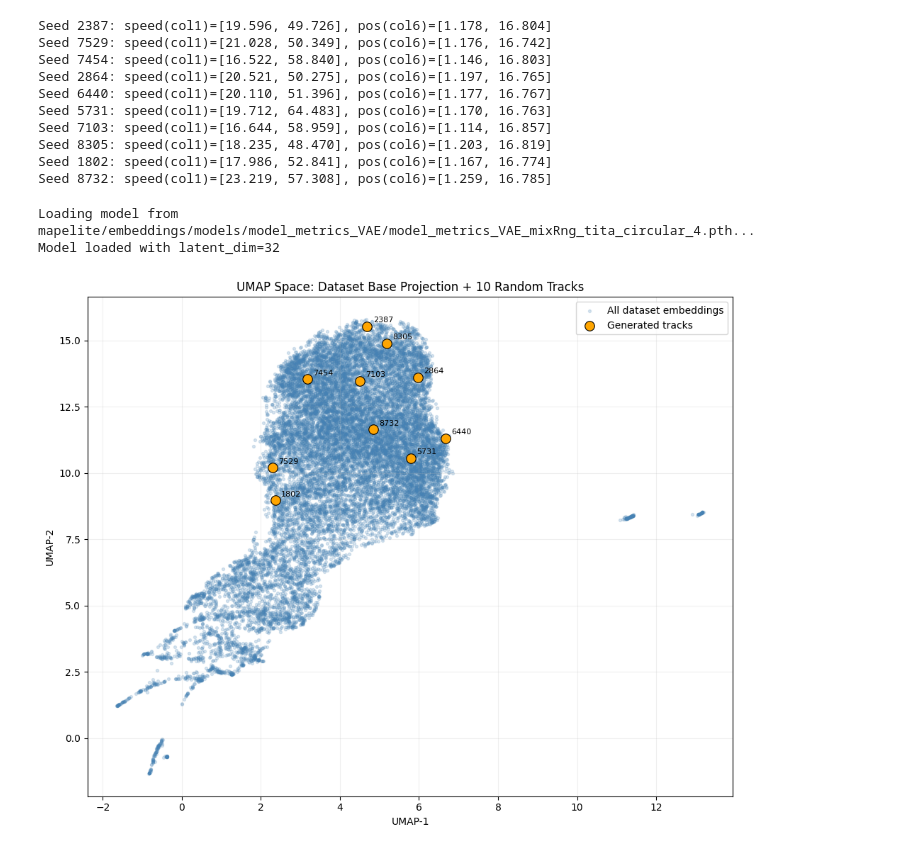
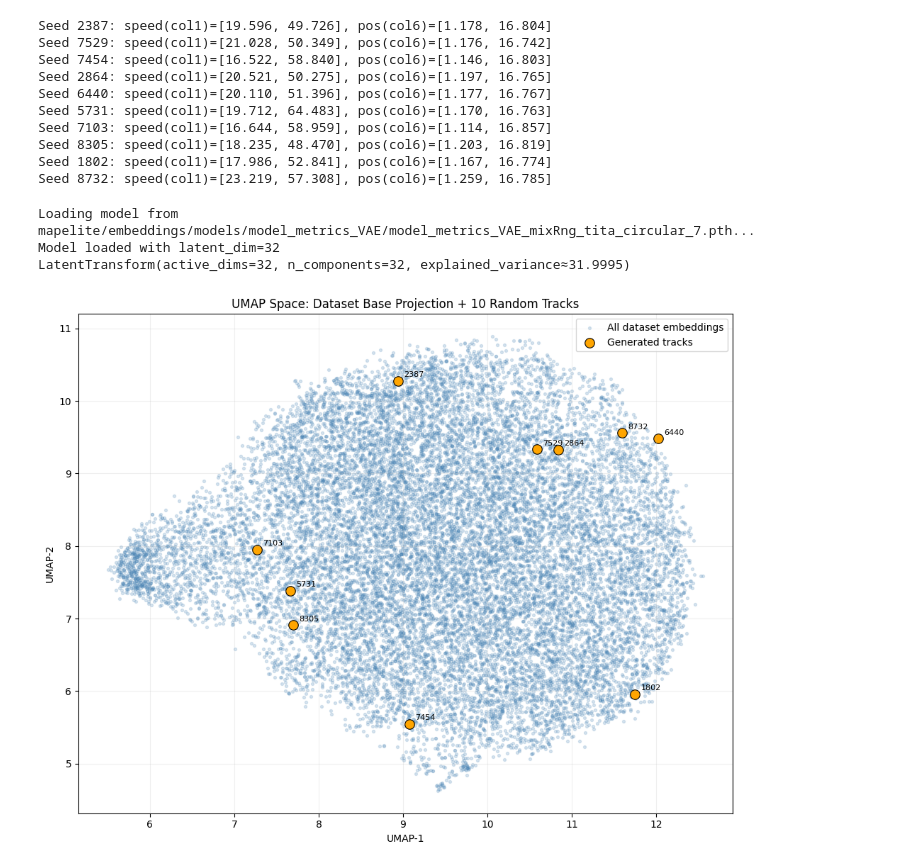
Before and after one commit to zibasPk/Novelty-Search-for-Racing-Track-Design, a Jupyter notebook: mapelite/data_analysis/vae_roll_invariance_test.ipynb, the cells around one changed output. Saved outputs shown, nothing was run; the diff lists cells and outputs as text; code cells hidden in the pictures.

Commit message:
adds latest VAE model

```diff
--- a/mapelite/data_analysis/vae_roll_invariance_test.ipynb
+++ b/mapelite/data_analysis/vae_roll_invariance_test.ipynb
@@ -1,8 +1,8 @@
 # %%
 import numpy as np
 import umap
-_dataset_path = "mapelite/datasets/track_embeddings_metrics_32dim_rngMixDS_tita_circular_5.npz"
-EMBEDDING_MODEL_PATH = "mapelite/embeddings/models/model_metrics_VAE/model_metrics_VAE_mixRng_tita_circular_5.pth"
+_dataset_path = "mapelite/datasets/track_embeddings_metrics_32dim_rngMixDS_tita_circular_7.npz"
+EMBEDDING_MODEL_PATH = "mapelite/embeddings/models/model_metrics_VAE/model_metrics_VAE_mixRng_tita_circular_7.pth"
 _data = np.load(_dataset_path)
 _embeddings = _data["embeddings"]
 
@@ -97,8 +97,10 @@ import matplotlib.pyplot as plt
 import numpy as np
 
 from mapelite.evaluator import EvaluatorMetrics
+from mapelite.measure_space import MeasureSpace
 
-evaluator = EvaluatorMetrics.load_pretrained(EMBEDDING_MODEL_PATH)
+measure_space = MeasureSpace(_dataset_path)
+evaluator = EvaluatorMetrics.load_pretrained(EMBEDDING_MODEL_PATH, measure_space)
 
 # Base projection of all embeddings from the dataset
 base_projection = umap_model.transform(_embeddings)
@@ -106,7 +108,6 @@ base_projection = umap_model.transform(_embeddings)
 # Compute metric embeddings for the 10 generated tracks and project them into UMAP space
 track_embeddings = []
 track_seeds = []
-
 for item in tracks_results:
     item_np = np.array(item["embedding_data"])
     embedding = evaluator.measure_from_metrics(item_np)
@@ -130,35 +131,36 @@ plt.scatter(
     label="All dataset embeddings",
 )
 plt.scatter(
     tracks_projection[:, 0],
     tracks_projection[:, 1],
     s=95,
     c="orange",
     edgecolors="black",
     linewidths=0.8,
     label="Generated tracks",
 )
 
 for i, seed in enumerate(track_seeds):
     plt.annotate(
         str(seed),
         (tracks_projection[i, 0], tracks_projection[i, 1]),
         textcoords="offset points",
         xytext=(6, 4),
         fontsize=8,
     )
 
 plt.title("UMAP Space: Dataset Base Projection + 10 Random Tracks")
 plt.xlabel("UMAP-1")
 plt.ylabel("UMAP-2")
 plt.legend()
 plt.grid(alpha=0.2)
 plt.tight_layout()
 plt.show()
 # %% [output]
-Loading model from mapelite/embeddings/models/model_metrics_VAE/model_metrics_VAE_mixRng_tita_circular_4.pth...
+Loading model from mapelite/embeddings/models/model_metrics_VAE/model_metrics_VAE_mixRng_tita_circular_7.pth...
 Model loaded with latent_dim=32
+LatentTransform(active_dims=32, n_components=32, explained_variance≈31.9995)
-[figure, old version]
+[figure, new version]
 # %%
 def roll_samples_by_percent(embedding_data, percent=0.25):
     if not 0 <= percent <= 1:
```
Also changed, not shown: parts of 2 cells of this notebook, 11 other files.
